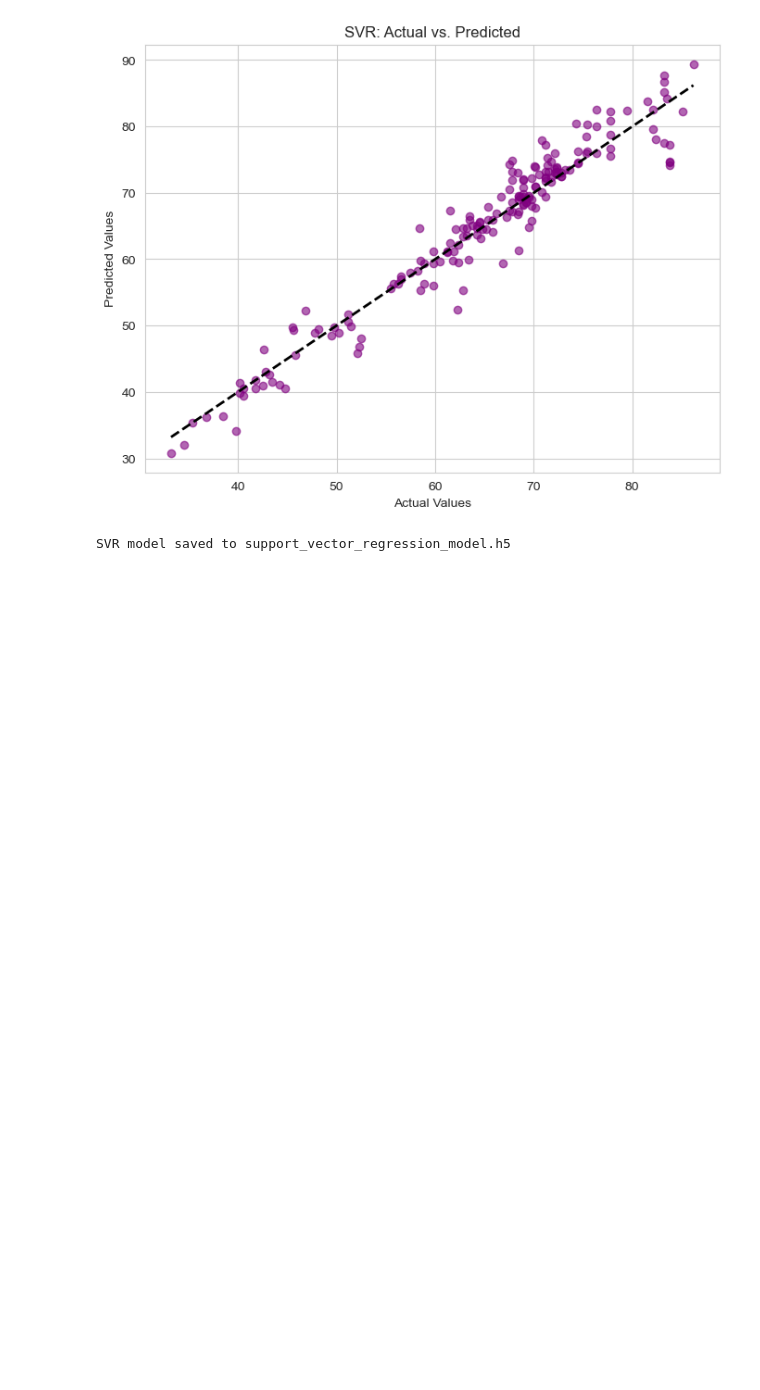
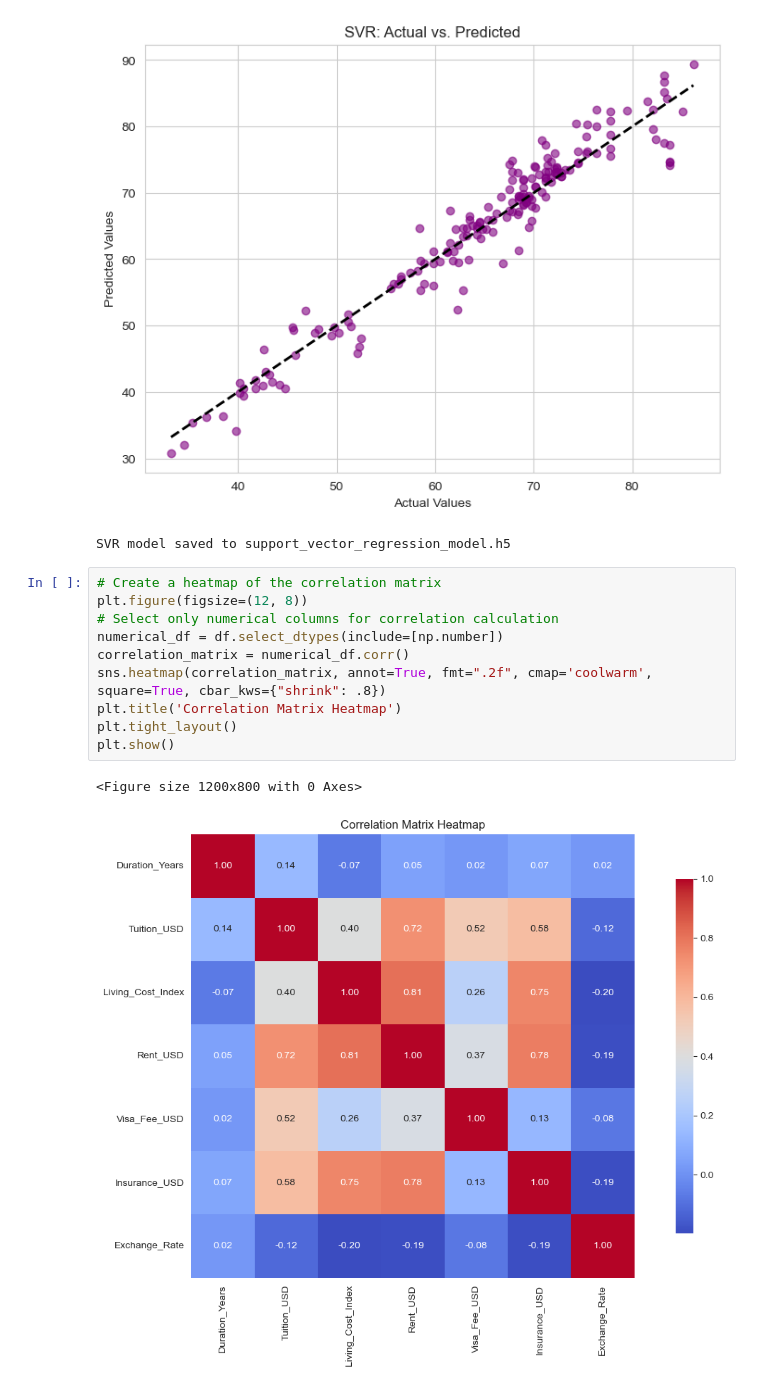
Before and after one commit to marccodesstuff/ptf03-final-group-requirement-backup-plan, a Jupyter notebook: dumdum.ipynb, the cells around one changed output. Saved outputs shown, nothing was run; the diff lists cells and outputs as text; blank space fills up the shorter version.

```diff
--- a/dumdum.ipynb
+++ b/dumdum.ipynb
@@ -360,3 +360,16 @@ MSE: 9.67
 R-squared: 0.93
 [figure]
 SVR model saved to support_vector_regression_model.h5
+# %%
+# Create a heatmap of the correlation matrix
+plt.figure(figsize=(12, 8))
+# Select only numerical columns for correlation calculation
+numerical_df = df.select_dtypes(include=[np.number])
+correlation_matrix = numerical_df.corr()
+sns.heatmap(correlation_matrix, annot=True, fmt=".2f", cmap='coolwarm', square=True, cbar_kws={"shrink": .8})
+plt.title('Correlation Matrix Heatmap')
+plt.tight_layout()
+plt.show()
+# %% [output]
+<Figure size 1200x800 with 0 Axes>
+[figure, added]
```
